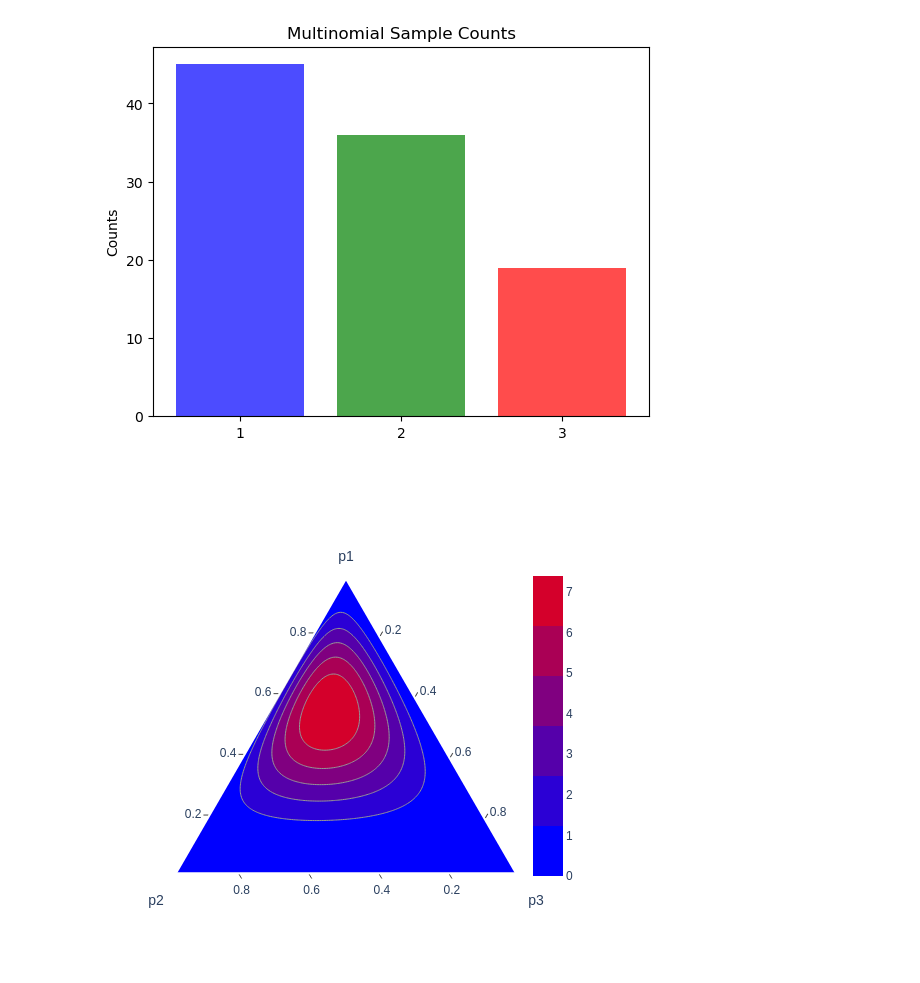
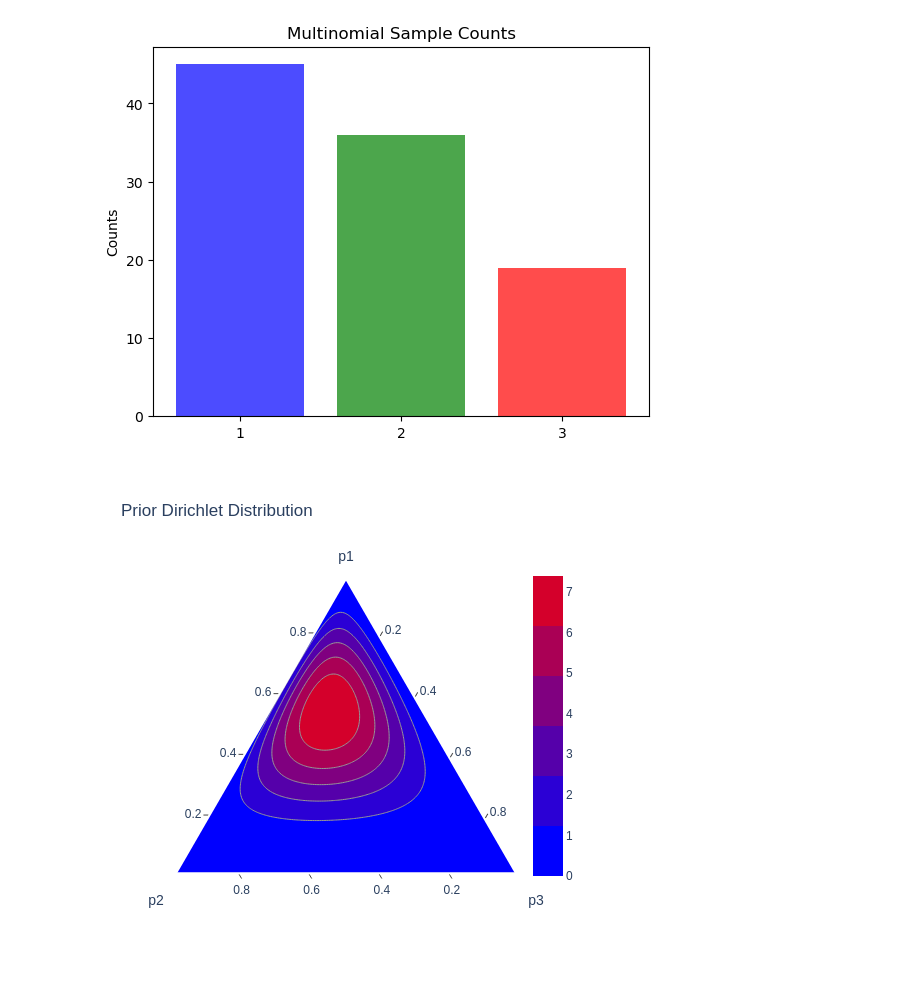
Before and after one commit to Benson-chou/STA365_HW, a Jupyter notebook: HW1/STA365 HW1.ipynb, the cells around one changed output. Saved outputs shown, nothing was run; the diff lists cells and outputs as text; code cells hidden in the pictures.

```diff
--- a/HW1/STA365 HW1.ipynb
+++ b/HW1/STA365 HW1.ipynb
@@ -109,18 +109,19 @@ p = np.c_[p1, p2, p3]
 # %%
 # Dirichlet prior ternary plot
 alpha_prior = np.array([4, 2.5, 2])
 dirichlet_prior = stats.dirichlet(alpha=alpha_prior)
 dirichlet_prior_densities = dirichlet_prior.pdf(p.T)
 
 fig = ff.create_ternary_contour(
     p.T, dirichlet_prior_densities,
     pole_labels=['p1', 'p2', 'p3'],
     interp_mode='cartesian',
-    showscale=True
+    showscale=True,
+    title="Prior Dirichlet Distribution"
 )
 fig.show("png")
 # %% [output]
-[figure, old version]
+[figure, new version]
 # %%
 # Update posterior based on multinomial sample
 alpha_posterior = alpha_prior + multinomial_sample[0]
```
Also changed, not shown: parts of 1 cell of this notebook.
